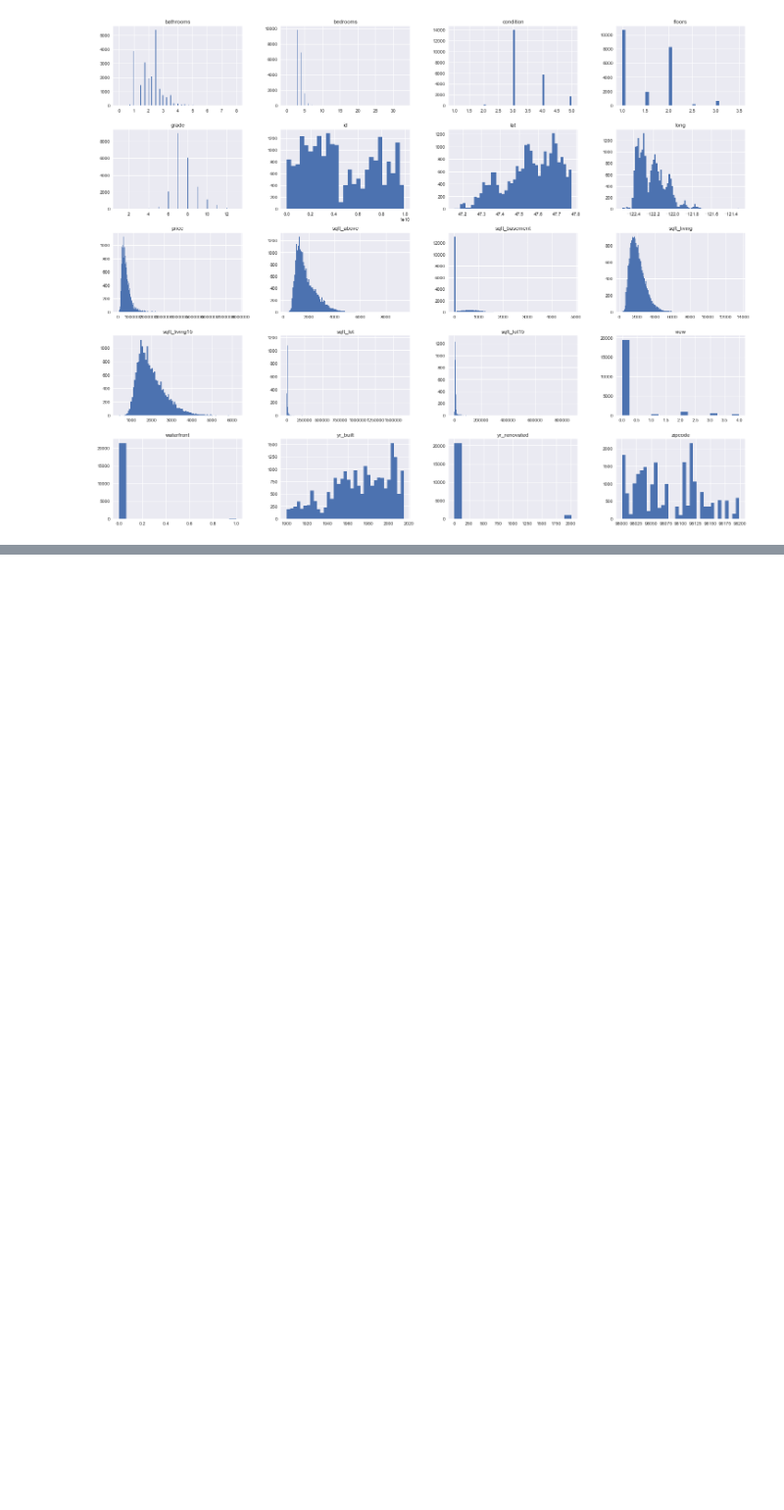
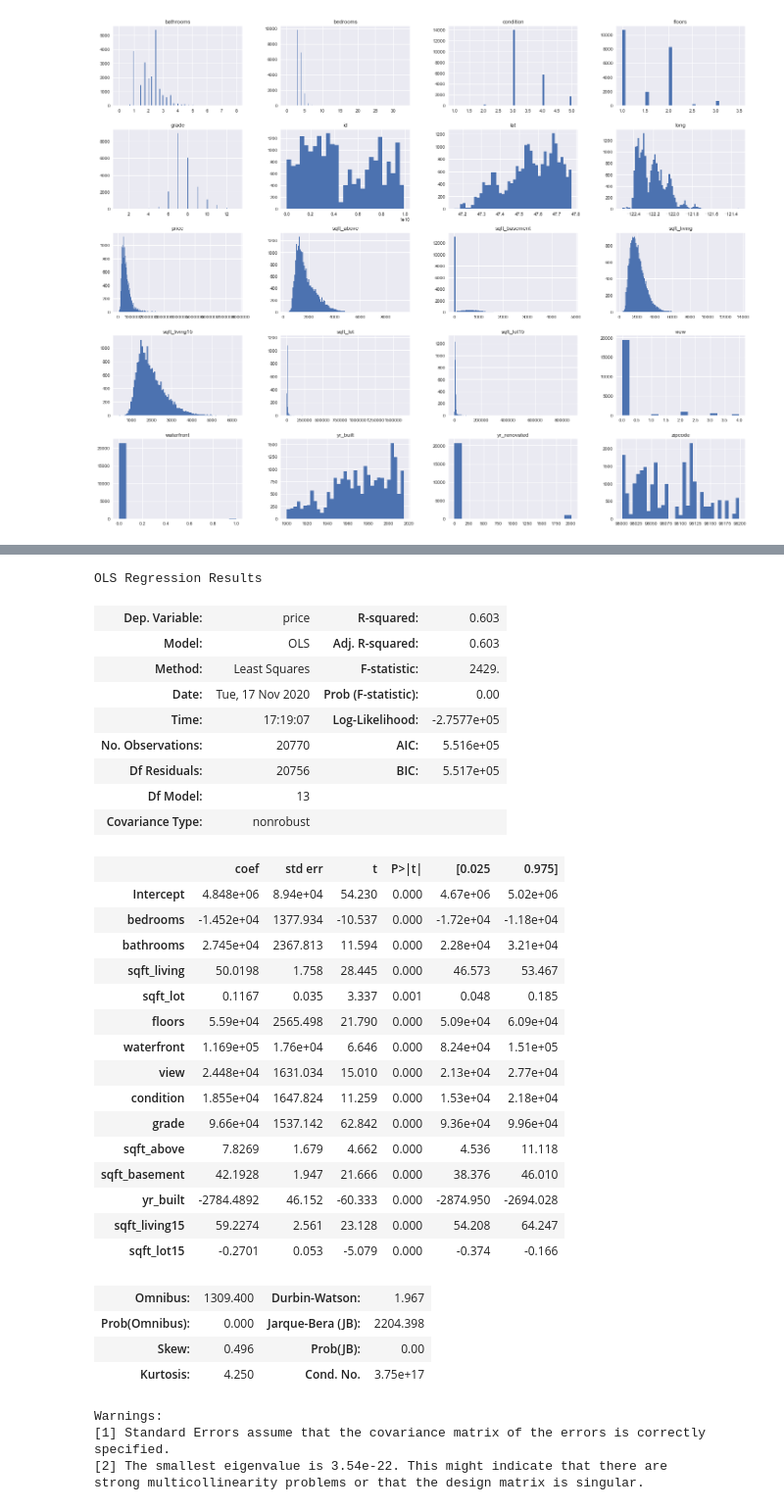
Before and after one commit to Banner10/Phase_2_Project, a Jupyter notebook: PH2_Data_Cleaning_EDA.ipynb, the cells around one changed output, grey strips where cells are left out. Shown at 98% size. Cells and saved outputs as stored; diff of their text form; code cells hidden in the pictures; blank space fills up the shorter version.

```diff
--- a/PH2_Data_Cleaning_EDA.ipynb
+++ b/PH2_Data_Cleaning_EDA.ipynb
@@ -278,0 +390,39 @@ King County - Regression Analysis and Diagnostics for SalePrice~sqft_lot
+# %%
+f = f'price~bedrooms+bathrooms+sqft_living+sqft_lot+floors+waterfront+view+condition+grade+sqft_above+sqft_basement+yr_built+sqft_living15+sqft_lot15'
+model = smf.ols(formula=f, data=df_house_3).fit()
+model.summary()
+# %% [output]
+OLS Regression Results
+| Dep. Variable: | price | R-squared: | 0.603 |
+| Model: | OLS | Adj. R-squared: | 0.603 |
+| Method: | Least Squares | F-statistic: | 2429. |
+| Date: | Tue, 17 Nov 2020 | Prob (F-statistic): | 0.00 |
+| Time: | 17:19:07 | Log-Likelihood: | -2.7577e+05 |
+| No. Observations: | 20770 | AIC: | 5.516e+05 |
+| Df Residuals: | 20756 | BIC: | 5.517e+05 |
+| Df Model: | 13 |  |  |
+| Covariance Type: | nonrobust |  |  |
+|  | coef | std err | t | P>|t| | [0.025 | 0.975] |
+| Intercept | 4.848e+06 | 8.94e+04 | 54.230 | 0.000 | 4.67e+06 | 5.02e+06 |
+| bedrooms | -1.452e+04 | 1377.934 | -10.537 | 0.000 | -1.72e+04 | -1.18e+04 |
+| bathrooms | 2.745e+04 | 2367.813 | 11.594 | 0.000 | 2.28e+04 | 3.21e+04 |
+| sqft_living | 50.0198 | 1.758 | 28.445 | 0.000 | 46.573 | 53.467 |
+| sqft_lot | 0.1167 | 0.035 | 3.337 | 0.001 | 0.048 | 0.185 |
+| floors | 5.59e+04 | 2565.498 | 21.790 | 0.000 | 5.09e+04 | 6.09e+04 |
+| waterfront | 1.169e+05 | 1.76e+04 | 6.646 | 0.000 | 8.24e+04 | 1.51e+05 |
+| view | 2.448e+04 | 1631.034 | 15.010 | 0.000 | 2.13e+04 | 2.77e+04 |
+| condition | 1.855e+04 | 1647.824 | 11.259 | 0.000 | 1.53e+04 | 2.18e+04 |
+| grade | 9.66e+04 | 1537.142 | 62.842 | 0.000 | 9.36e+04 | 9.96e+04 |
+| sqft_above | 7.8269 | 1.679 | 4.662 | 0.000 | 4.536 | 11.118 |
+| sqft_basement | 42.1928 | 1.947 | 21.666 | 0.000 | 38.376 | 46.010 |
+| yr_built | -2784.4892 | 46.152 | -60.333 | 0.000 | -2874.950 | -2694.028 |
+| sqft_living15 | 59.2274 | 2.561 | 23.128 | 0.000 | 54.208 | 64.247 |
+| sqft_lot15 | -0.2701 | 0.053 | -5.079 | 0.000 | -0.374 | -0.166 |
+| Omnibus: | 1309.400 | Durbin-Watson: | 1.967 |
+| Prob(Omnibus): | 0.000 | Jarque-Bera (JB): | 2204.398 |
+| Skew: | 0.496 | Prob(JB): | 0.00 |
+| Kurtosis: | 4.250 | Cond. No. | 3.75e+17 |
+Warnings:
+[1] Standard Errors assume that the covariance matrix of the errors is correctly specified.
+[2] The smallest eigenvalue is 3.54e-22. This might indicate that there are
+strong multicollinearity problems or that the design matrix is singular.
```
Also changed, not shown: parts of 16 cells of this notebook.
